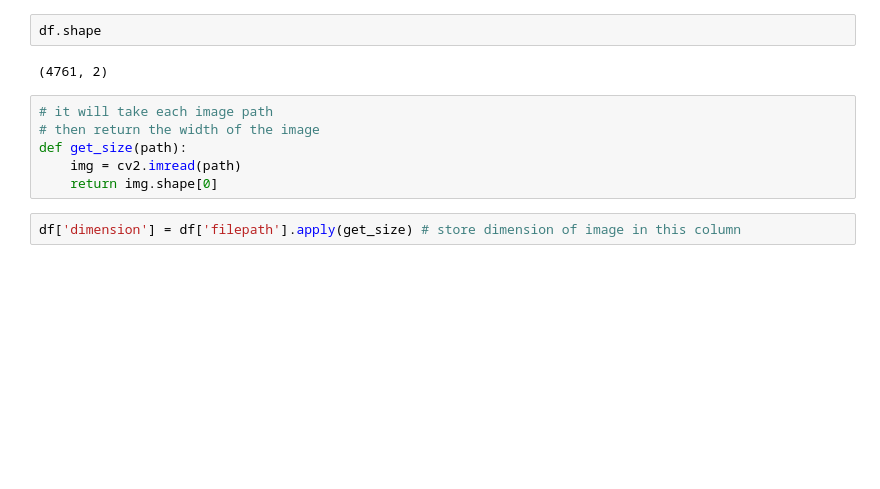
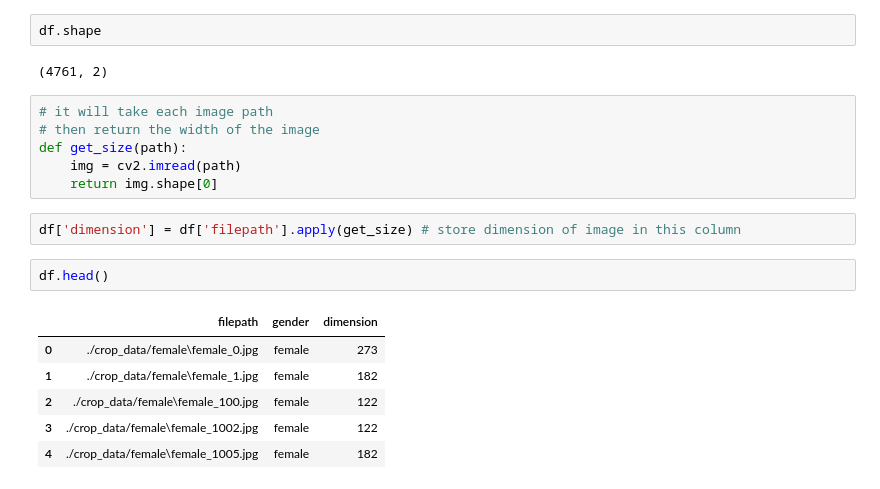
Before and after one commit to Willuv/Facial-Recognition-Program, a Jupyter notebook: 2_Train_FaceRecognition_with_ML/FRM_data_preprocessing_EDA.ipynb, the cells around one changed output. Cells and saved outputs as stored; diff of their text form; blank space fills up the shorter version.

```diff
--- a/2_Train_FaceRecognition_with_ML/FRM_data_preprocessing_EDA.ipynb
+++ b/2_Train_FaceRecognition_with_ML/FRM_data_preprocessing_EDA.ipynb
@@ -77,3 +77,12 @@ def get_size(path):
     return img.shape[0]
 # %%
 df['dimension'] = df['filepath'].apply(get_size) # store dimension of image in this column
+# %%
+df.head()
+# %% [output]
+|  | filepath | gender | dimension |
+| 0 | ./crop_data/female\female_0.jpg | female | 273 |
+| 1 | ./crop_data/female\female_1.jpg | female | 182 |
+| 2 | ./crop_data/female\female_100.jpg | female | 122 |
+| 3 | ./crop_data/female\female_1002.jpg | female | 122 |
+| 4 | ./crop_data/female\female_1005.jpg | female | 182 |
```
Also changed, not shown: parts of 5 cells of this notebook.
